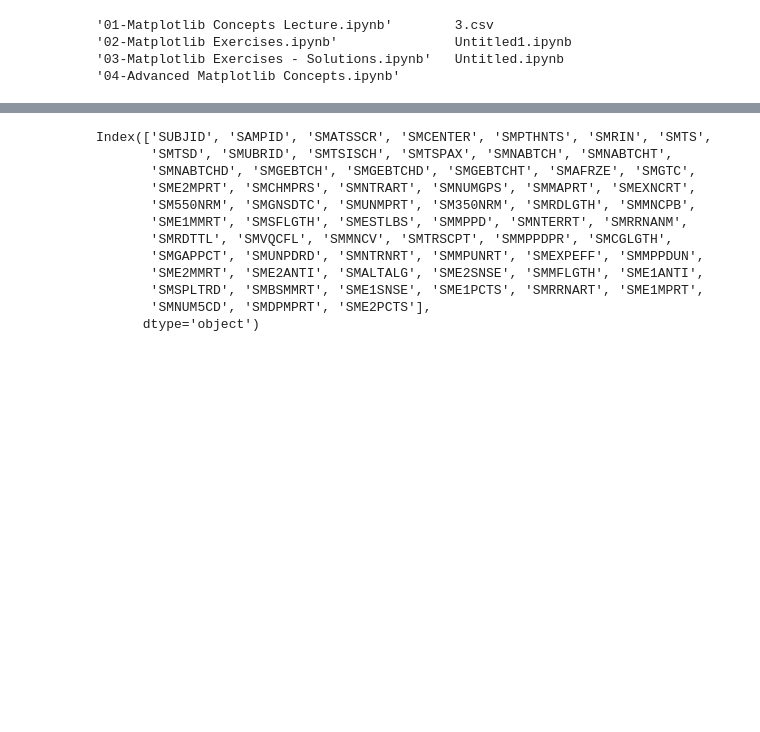
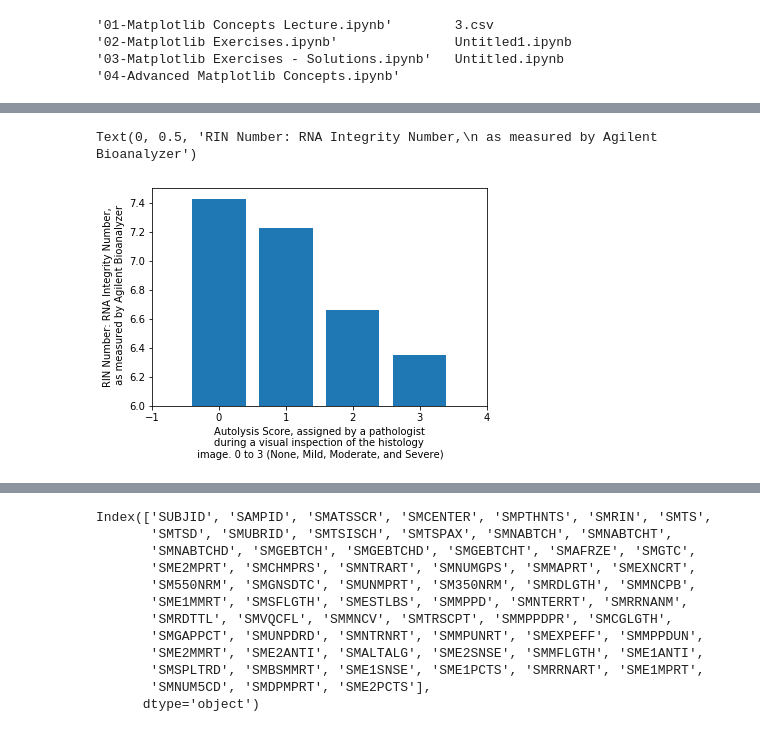
Before and after one commit to farzad-yousefi/Institute-for-System-Biology--Cancer-Genome-Cloud, a Jupyter notebook: Untitled1.ipynb, the cells around one changed output, grey strips where cells are left out. Cells and saved outputs as stored; diff of their text form; code cells hidden in the pictures; blank space fills up the shorter version.

```diff
--- a/Untitled1.ipynb
+++ b/Untitled1.ipynb
@@ -15,0 +154,10 @@ df = pd.read_csv('3.csv')
+# %%
+fig, ax = plt.subplots()
+ax.bar(df.groupby('SMATSSCR').mean().index, df.groupby('SMATSSCR').mean()['SMRIN'])
+ax.set_ylim(6,7.5)
+ax.set_xlim(-1,4)
+ax.set_xlabel('Autolysis Score, assigned by a pathologist\nduring a visual inspection of the histology\n image. 0 to 3 (None, Mild, Moderate, and Severe)')
+ax.set_ylabel('RIN Number: RNA Integrity Number,\n as measured by Agilent Bioanalyzer')
+# %% [output]
+Text(0, 0.5, 'RIN Number: RNA Integrity Number,\n as measured by Agilent Bioanalyzer')
+[figure, added]
```
Also changed, not shown: parts of 58 cells of this notebook.
